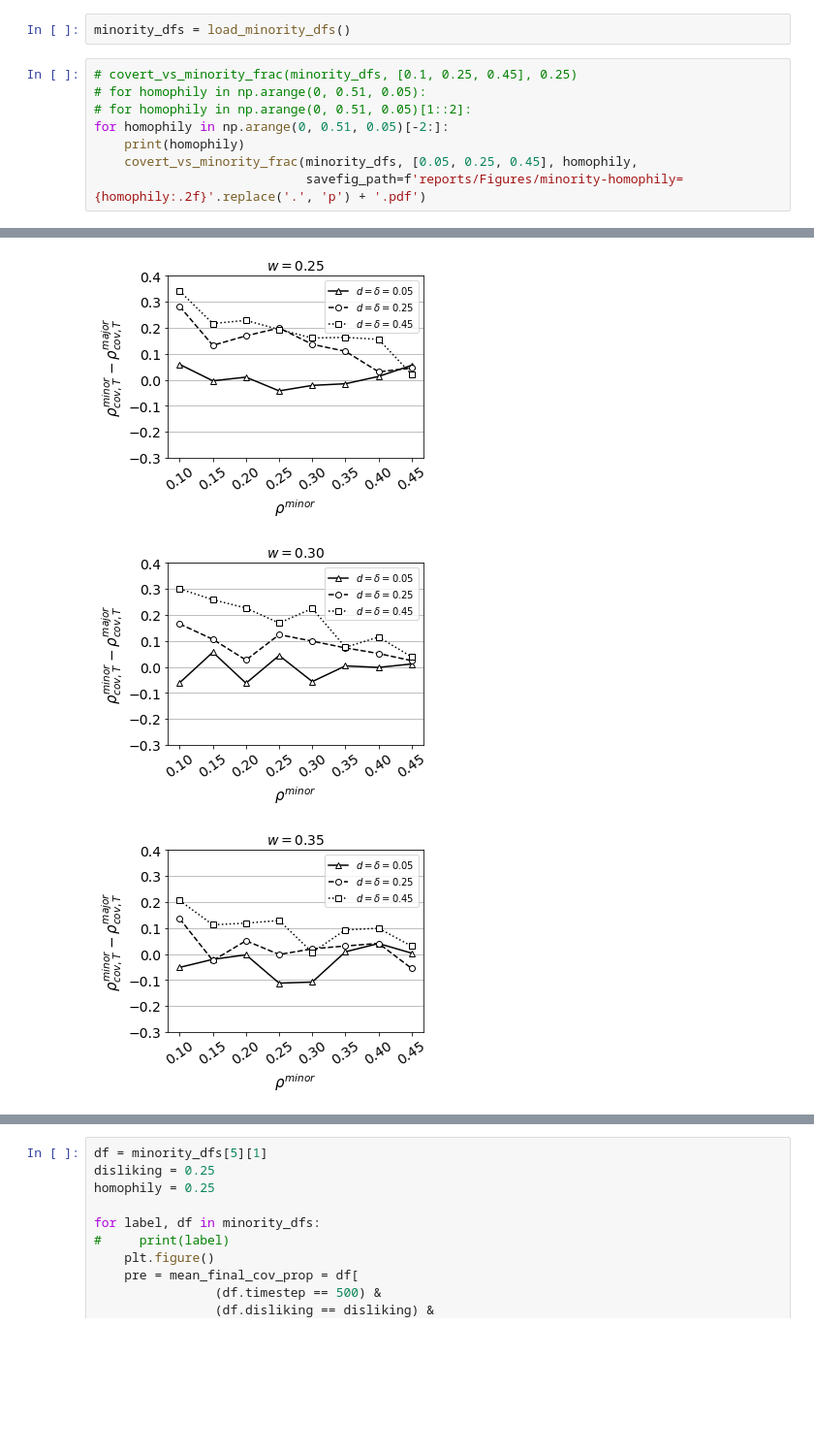
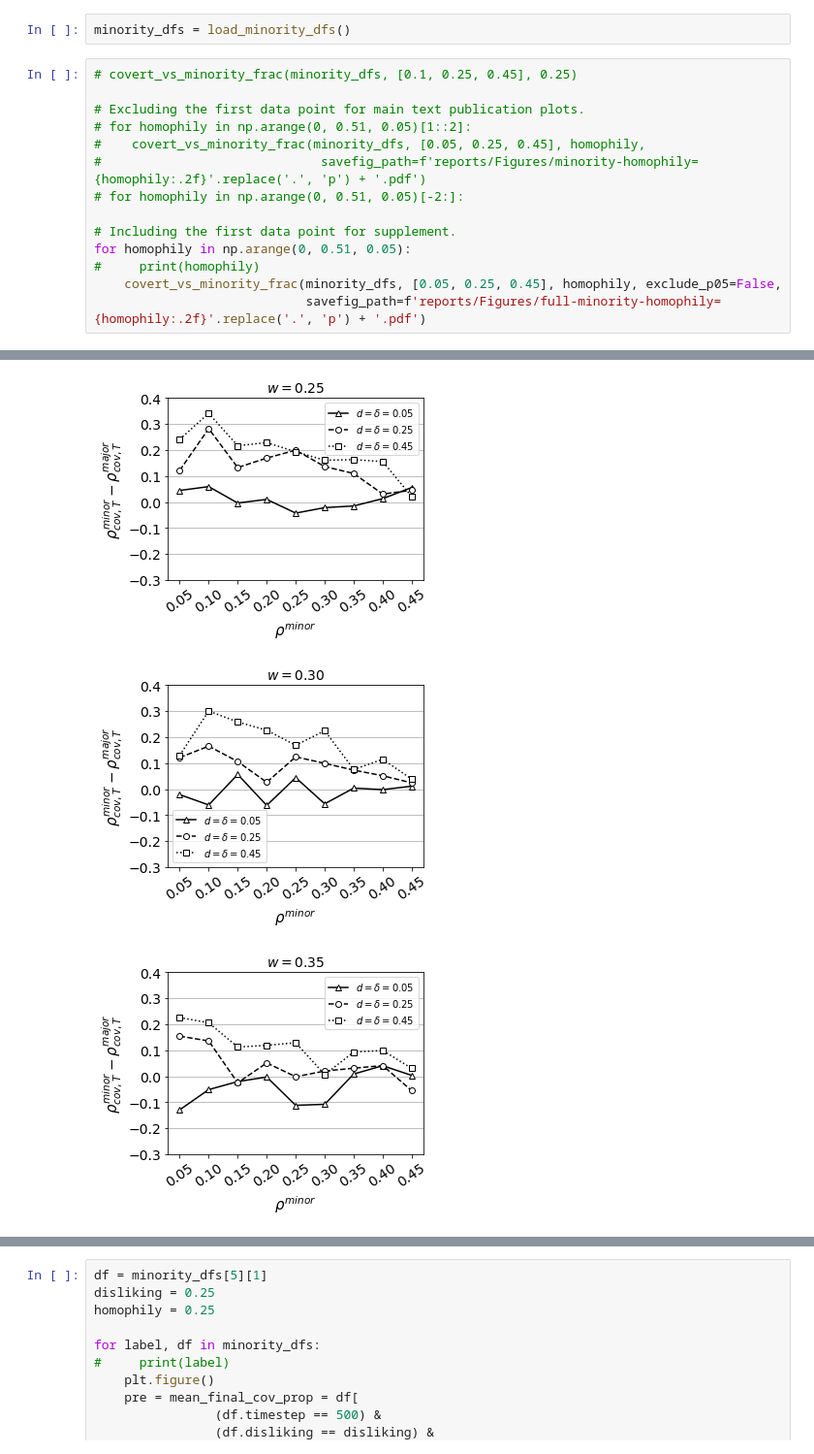
Before and after one commit to mt-digital/identity-signaling, a Jupyter notebook: Minority.ipynb, the cells around one changed output, grey strips where cells are left out. Shown: that part at 97% size. Saved outputs shown, nothing was run; the diff lists cells and outputs as text; blank space fills up the shorter version.

Commit message:
final draft of figures roll before developing pub-ready

```diff
--- a/Minority.ipynb
+++ b/Minority.ipynb
@@ -6,10 +6,16 @@ from id_signaling.figures import load_minority_dfs, covert_vs_minority_frac
 minority_dfs = load_minority_dfs()
 # %%
 # covert_vs_minority_frac(minority_dfs, [0.1, 0.25, 0.45], 0.25)
-# for homophily in np.arange(0, 0.51, 0.05):
+
+# Excluding the first data point for main text publication plots.
 # for homophily in np.arange(0, 0.51, 0.05)[1::2]:
-for homophily in np.arange(0, 0.51, 0.05)[-2:]:
-    print(homophily)
-    covert_vs_minority_frac(minority_dfs, [0.05, 0.25, 0.45], homophily,
-                            savefig_path=f'reports/Figures/minority-homophily={homophily:.2f}'.replace('.', 'p') + '.pdf')
+#    covert_vs_minority_frac(minority_dfs, [0.05, 0.25, 0.45], homophily,
+#                             savefig_path=f'reports/Figures/minority-homophily={homophily:.2f}'.replace('.', 'p') + '.pdf')
+# for homophily in np.arange(0, 0.51, 0.05)[-2:]:
+
+# Including the first data point for supplement.
+for homophily in np.arange(0, 0.51, 0.05):
+#     print(homophily)
+    covert_vs_minority_frac(minority_dfs, [0.05, 0.25, 0.45], homophily, exclude_p05=False,
+                            savefig_path=f'reports/Figures/full-minority-homophily={homophily:.2f}'.replace('.', 'p') + '.pdf')
 # %% [output]
@@ -21,3 +27,3 @@ for homophily in np.arange(0, 0.51, 0.05)[-2:]:
-[figure, old version]
+[figure, new version]
-[figure, old version]
+[figure, new version]
-[figure, old version]
+[figure, new version]
```
Also changed, not shown: parts of 1 cell of this notebook, 11 other files.
